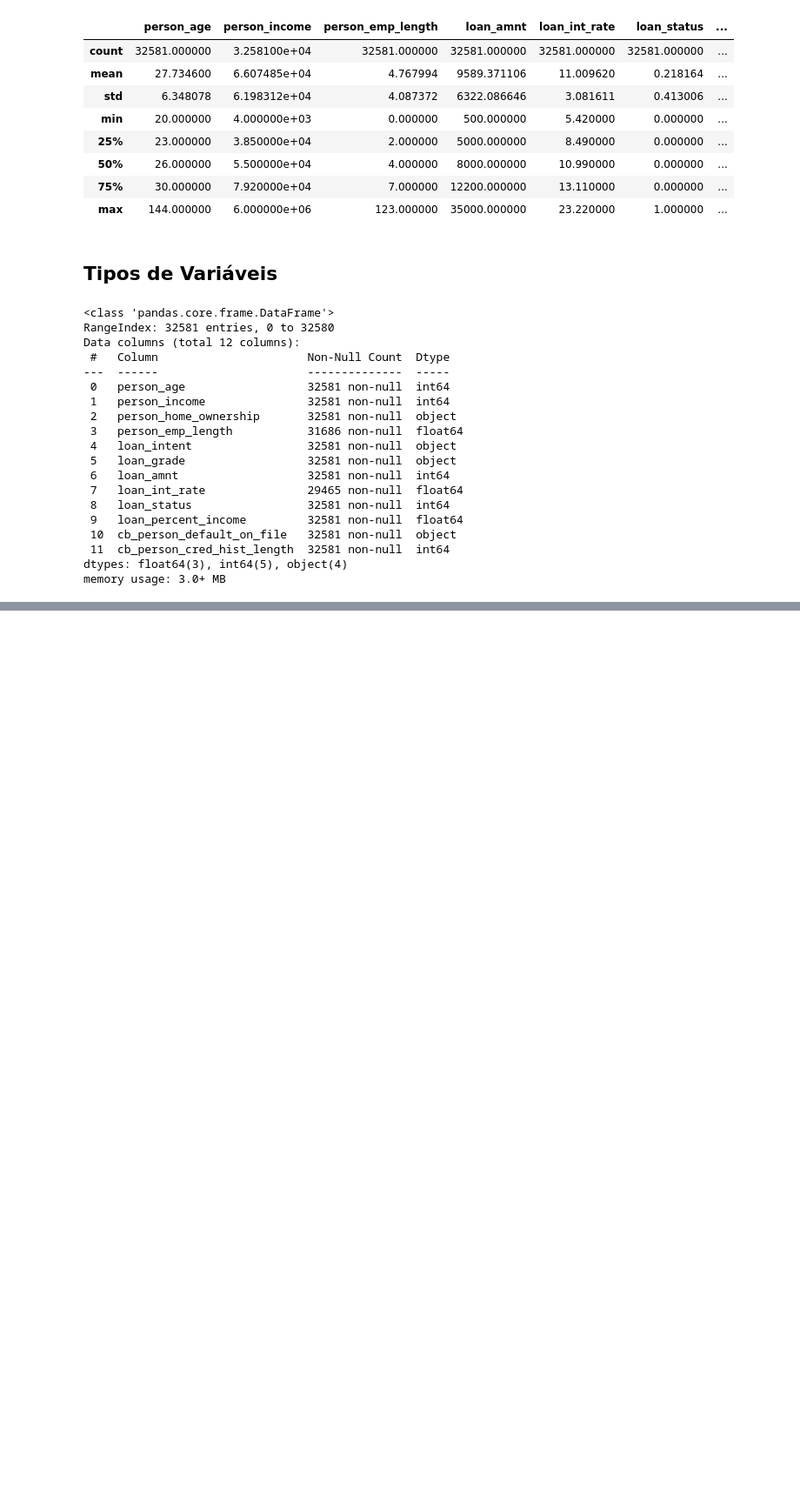
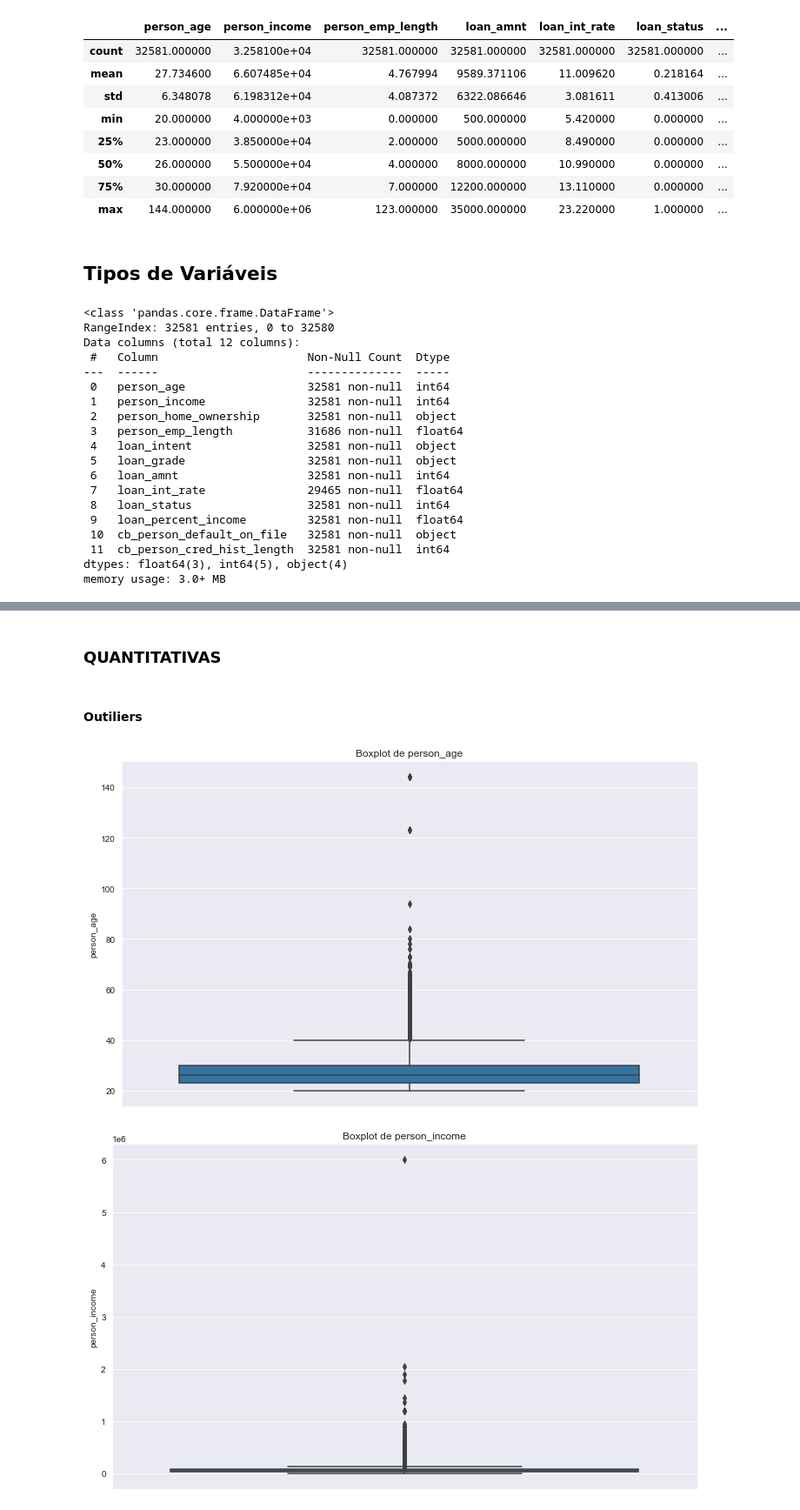
Before and after one commit to gizelecardoso/analise_credito, a Jupyter notebook: analytics.ipynb, the cells around one changed output, grey strips where cells are left out. Shown at 87% size. Saved outputs shown, nothing was run; the diff lists cells and outputs as text; code cells hidden in the pictures; blank space fills up the shorter version.

```diff
--- a/analytics.ipynb
+++ b/analytics.ipynb
@@ -170,3 +177,7 @@ quali = [
     'loan_grade',
     'cb_person_default_on_file'
 ]
+# %%
+credit_quant = credit_without_nan[quant]
+# %% [markdown]
+### QUANTITATIVAS
@@ -172,0 +186,15 @@ quali = [
+# %% [markdown]
+#### Outiliers
+# %%
+def plot_box_plot(df):
+    Features = df.columns
+    for i in range(len(Features)):
+        plt.figure(figsize = (10,6))
+        sns.boxplot(y = df[Features[i]], data = df)
+        plt.title(f"Boxplot de {Features[i]}")
+        plt.tight_layout()
+# %%
+plot_box_plot(credit_quant)
+# %% [output]
+[figure, added]
+[figure, added]
```
Also changed, not shown: parts of 49 cells of this notebook, 1 other file.
